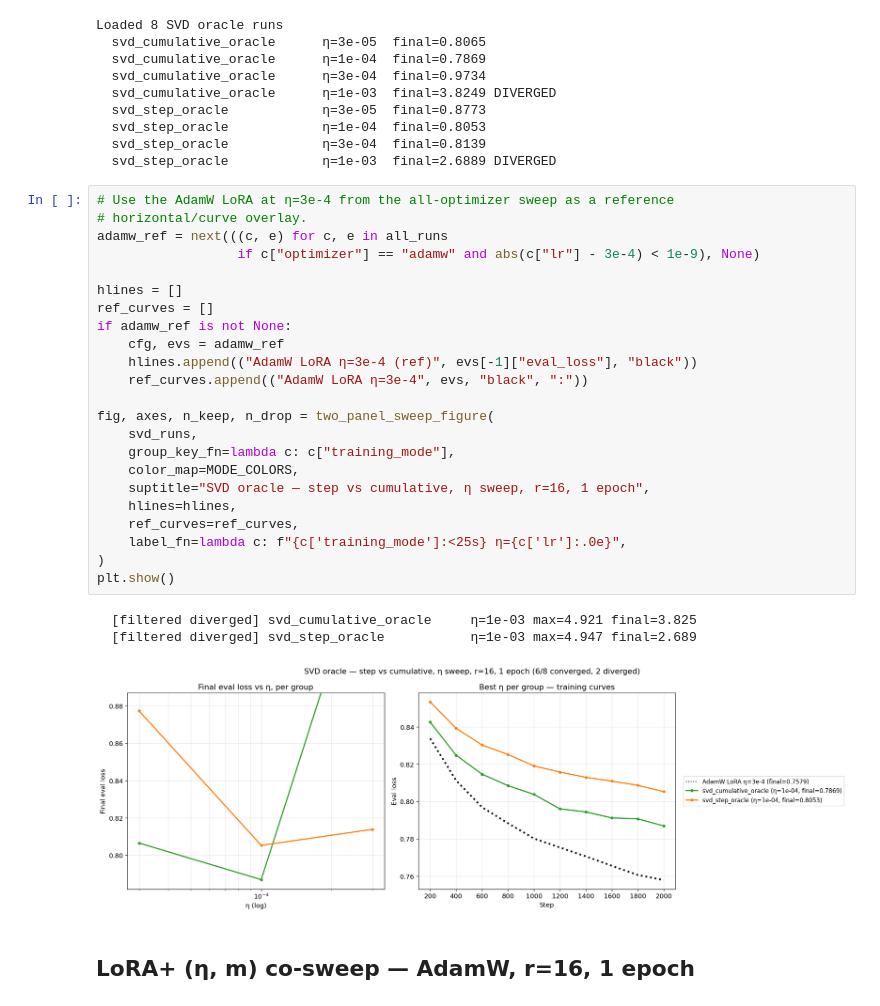
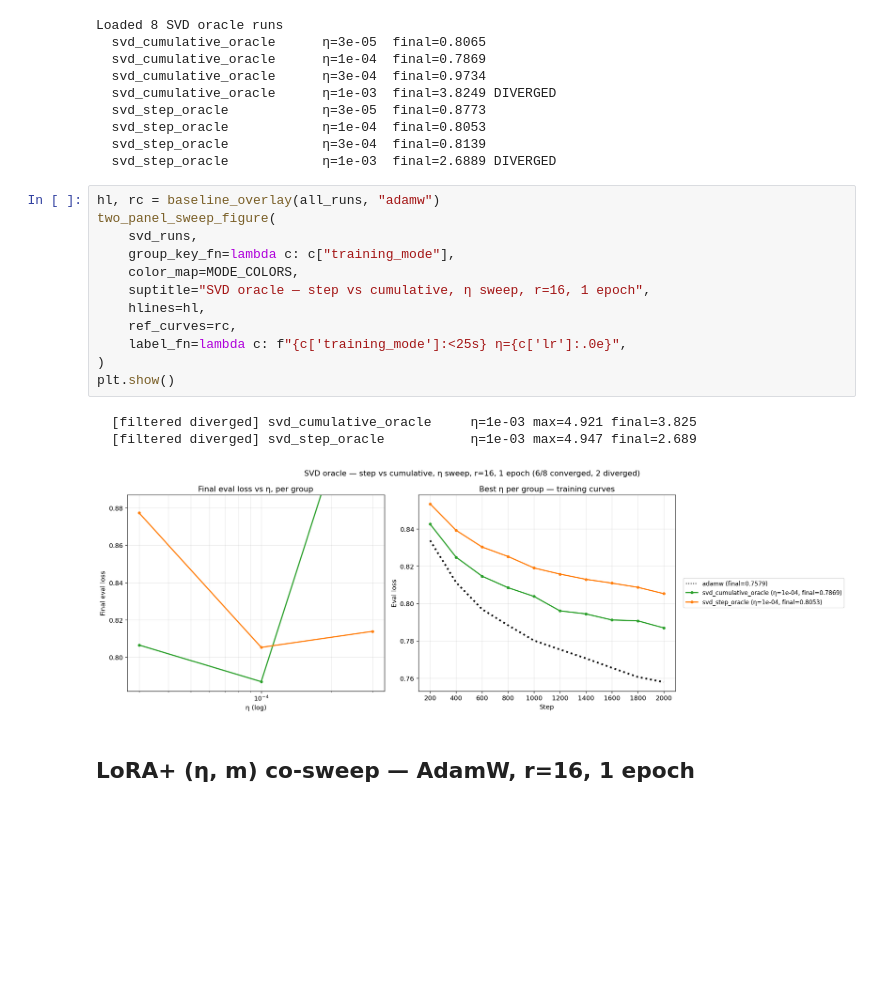
Before and after one commit to nikhilgsh/lora-optimizers, a Jupyter notebook: notebooks/sweep_analysis.ipynb, the cells around one changed output. Drawn from its saved outputs; the diff is of its cells as text; blank space fills up the shorter version.

```diff
--- a/notebooks/sweep_analysis.ipynb
+++ b/notebooks/sweep_analysis.ipynb
@@ -422,32 +334,21 @@ Loaded 8 SVD oracle runs
   svd_step_oracle            η=3e-04  final=0.8139
   svd_step_oracle            η=1e-03  final=2.6889 DIVERGED
 # %%
-# Use the AdamW LoRA at η=3e-4 from the all-optimizer sweep as a reference
-# horizontal/curve overlay.
-adamw_ref = next(((c, e) for c, e in all_runs
-                  if c["optimizer"] == "adamw" and abs(c["lr"] - 3e-4) < 1e-9), None)
-
-hlines = []
-ref_curves = []
-if adamw_ref is not None:
-    cfg, evs = adamw_ref
-    hlines.append(("AdamW LoRA η=3e-4 (ref)", evs[-1]["eval_loss"], "black"))
-    ref_curves.append(("AdamW LoRA η=3e-4", evs, "black", ":"))
-
-fig, axes, n_keep, n_drop = two_panel_sweep_figure(
+hl, rc = baseline_overlay(all_runs, "adamw")
+two_panel_sweep_figure(
     svd_runs,
     group_key_fn=lambda c: c["training_mode"],
     color_map=MODE_COLORS,
     suptitle="SVD oracle — step vs cumulative, η sweep, r=16, 1 epoch",
-    hlines=hlines,
-    ref_curves=ref_curves,
+    hlines=hl,
+    ref_curves=rc,
     label_fn=lambda c: f"{c['training_mode']:<25s} η={c['lr']:.0e}",
 )
 plt.show()
 # %% [output]
   [filtered diverged] svd_cumulative_oracle     η=1e-03 max=4.921 final=3.825
   [filtered diverged] svd_step_oracle           η=1e-03 max=4.947 final=2.689
-[figure, old version]
+[figure, new version]
 # %% [markdown]
 ## LoRA+ (η, m) co-sweep — AdamW, r=16, 1 epoch
 # %%
```
Also changed, not shown: parts of 8 cells of this notebook, 1 other file.
